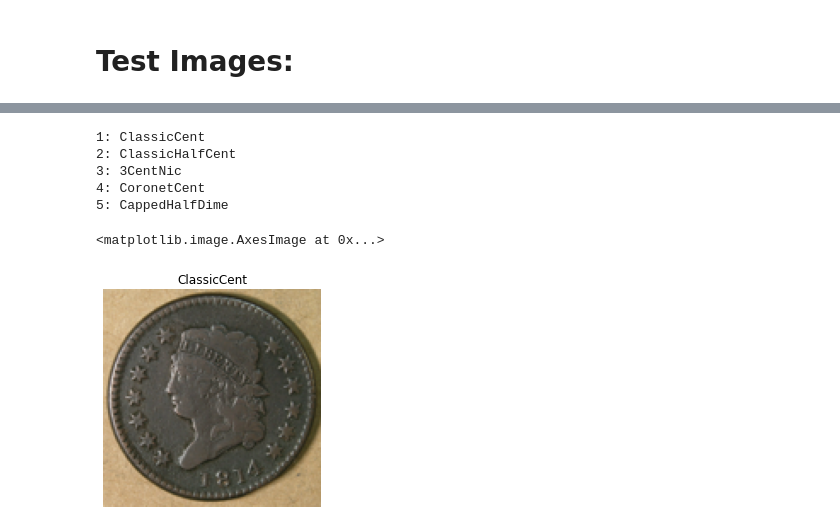
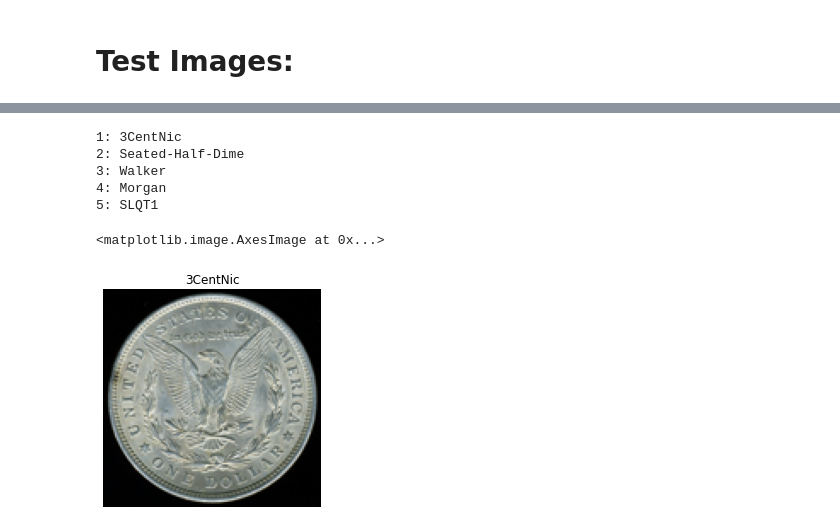
Before and after one commit to PScottZero/Numismatic, a Jupyter notebook: coin_classifier/coin_classifier.ipynb, the cells around one changed output, grey strips where cells are left out. Cells and saved outputs as stored; diff of their text form; code cells hidden in the pictures.

```diff
--- a/coin_classifier/coin_classifier.ipynb
+++ b/coin_classifier/coin_classifier.ipynb
@@ -24,12 +21,13 @@ from termcolor import colored
 # Google Drive
 # from google.colab import drive
 # drive.mount('/content/drive')
-# dataset_dir = '/content/drive/MyDrive/images/'
-# model_dir = '/content/drive/MyDrive/coin_classifier_model/'
+# base_dir = '/content/drive/MyDrive/coin_classifier/'
 
 # Local
-dataset_dir = 'images/'
-model_dir = 'coin_classifier_model/'
+base_dir = '.'
+
+dataset_dir = '%s/images/' % base_dir
+model_dir = '%s/coin_classifier_model/' % base_dir
 # %%
 class RandomBrightness(layers.Layer):
   def __init__(self, delta, **kwargs):
@@ -67,14 +65,11 @@ To enable them in other operations, rebuild TensorFlow with the appropriate comp
 batch_size = 64
 img_size = 128
 
-labels = listdir(dataset_dir)
-labels.sort()
-
-if '.DS_Store' in labels:
-  labels.remove('.DS_Store')
+labels = open('%s/coin_classifier_labels.txt' % base_dir).readlines()
+labels = list(map(lambda x: x.strip(), labels))
 
 dataset = preprocessing.image_dataset_from_directory(
-  dataset_dir,
+  '%s/images/' % base_dir,
   labels="inferred",
   label_mode="int",
   class_names=None,
@@ -84,9 +79,8 @@ dataset = preprocessing.image_dataset_from_directory(
   shuffle=True,
 )
 dataset = dataset.map(lambda image, label: (image / 255.0, label))
-datasets = [dataset.map(lambda image, label: (augment(image), label)) for _ in range(9)]
-for ds in datasets:
-  dataset = dataset.concatenate(ds)
+datasets = [dataset] + [dataset.map(lambda image, label: (augment(image), label)) for _ in range(9)]
+dataset = tf.data.experimental.sample_from_datasets(datasets)
 # %% [output]
 Found 4070 files belonging to 84 classes.
 # %% [markdown]
@@ -122,7 +115,7 @@ model = models.Sequential([
   layers.Dense(128, activation='relu'),
   layers.BatchNormalization(),
   layers.Dropout(0.5),
-  layers.Dense(119),
+  layers.Dense(84),
 ])
 model.summary()
 # %% [output]
@@ -164,7 +168,7 @@ with open('coin_classifier.tflite', 'wb') as f:
 # %% [markdown]
 ## Load model:
 # %%
-model = models.load_model(model_dir)
+model = models.load_model('%s/coin_classifier_save' % base_dir)
 # %% [markdown]
 ## Load model using TFLite:
 # %%
@@ -214,37 +219,41 @@ WreathCent: 0.88
 # %%
-img_name = 'ClassicCent_o.jpg'
+img_name = 'Morgan_r.jpg'
 label = img_name.split('_')[0]
 
-img = Image.open('test_images/%s' % img_name).resize(size=(img_size, img_size))
+img = Image.open('%s/test_images/%s' % (base_dir, img_name))
+w, h = img.size
+top = (h - w) / 2
+img = img.crop((0, top, w, top + w)).resize(size=(img_size, img_size))
 img_data = np.divide(preprocessing.image.img_to_array(img), 255.0)
 img_dataset = tf.data.Dataset.from_tensors([img_data])
 
 # For Standard Model
-# prediction = model.predict(img_dataset)[0]
-# ranked = np.argsort(prediction)
+prediction = model.predict(img_dataset)[0]
 
 # For TFLite Model
-interpreter.set_tensor(input_details[0]['index'], [img_data])
-interpreter.invoke()
-prediction = interpreter.get_tensor(output_details[0]['index'])
+# interpreter.set_tensor(input_details[0]['index'], [img_data])
+# interpreter.invoke()
+# prediction = interpreter.get_tensor(output_details[0]['index'])[0]
+
+ranked = np.argsort(prediction)
 
 def get_color(index):
   if index == -1:
     return 'green' if labels[ranked[index]] == label else 'red'
   else:
     return 'yellow' if labels[ranked[index]] == label else 'white'
 
 for i in range(-1,-6,-1):
   print(colored('%d: %s' % (abs(i), labels[ranked[i]]), get_color(i)))
 
 plt.title(labels[np.argmax(prediction)])
 plt.axis('off')
 plt.imshow(img_data)
 # %% [output]
-1: ClassicCent
-2: ClassicHalfCent
-3: 3CentNic
-4: CoronetCent
-5: CappedHalfDime
+1: 3CentNic
+2: Seated-Half-Dime
+3: Walker
+4: Morgan
+5: SLQT1
 <matplotlib.image.AxesImage at 0x...>
-[figure, old version]
+[figure, new version]
```
Also changed, not shown: parts of 8 cells of this notebook, 38 other files.
